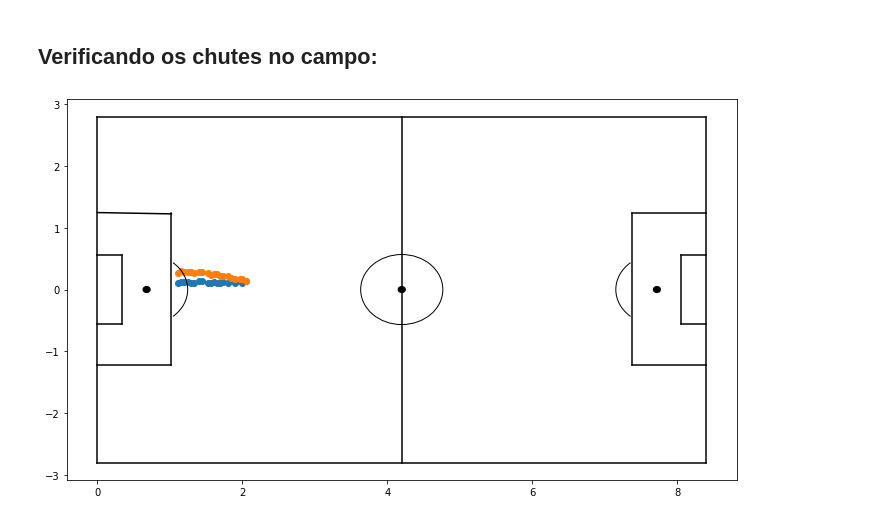
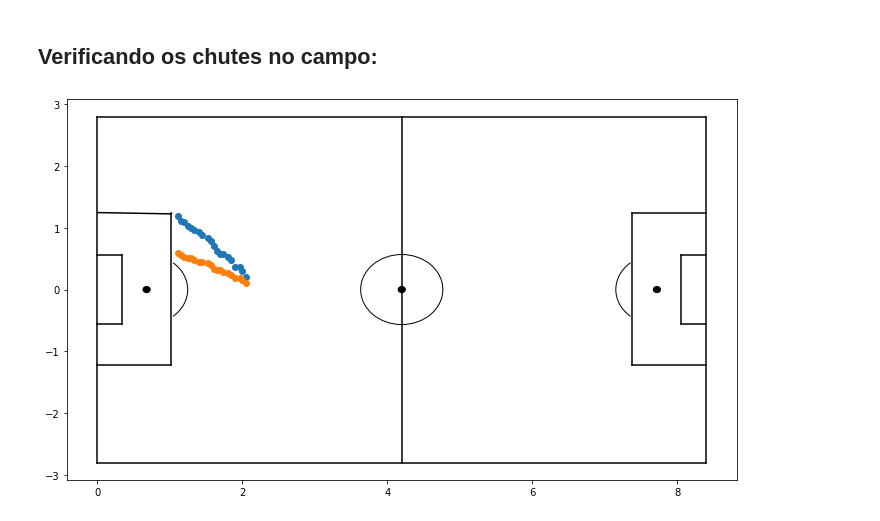
Before and after one commit to yanprada/MO444-discipline, a Jupyter notebook: trab2/Trab2_yan.ipynb, the cells around one changed output. Cells and saved outputs as stored; diff of their text form; code cells hidden in the pictures.

```diff
--- a/trab2/Trab2_yan.ipynb
+++ b/trab2/Trab2_yan.ipynb
@@ -15,8 +16,8 @@ kick1=np.loadtxt( 'kick1.dat' )
 kick1=pd.DataFrame(kick1)
 kick2=np.loadtxt( 'kick2.dat' )
 kick2=pd.DataFrame(kick2)
-kick1.columns=['z','y','x']
-kick2.columns=['z','y','x']
+kick1.columns=['x','y','z']
+kick2.columns=['x','y','z']
 # %% [markdown]
 ## Função que imprime o campo:
 # %%
@@ -79,22 +80,22 @@ def draw_pitch(ax,p):
 ## Verificando os chutes no campo:
 # %%
 #eixos do kick1
-x1=kick1.x
+x1=-kick1.x
 y1=kick1.y
 z1=kick1.z
 
 #eixos do kick2
-x2=kick2.x
+x2=-kick2.x
 y2=kick2.y
 z2=kick2.z
 
 #plotando a figura dos kicks para os eixos x e y --> Notar que os eixos estão invertidos!!!
 fig=plt.figure()
 fig.set_size_inches(12, 7)
 ax=fig.add_subplot(1,1,1)
 draw_pitch(ax,0.07)
 plt.scatter(y1, x1)
 plt.scatter(y2, x2)
 plt.show()
 # %% [output]
-[figure, old version]
+[figure, new version]
```
Also changed, not shown: parts of 6 cells of this notebook.
